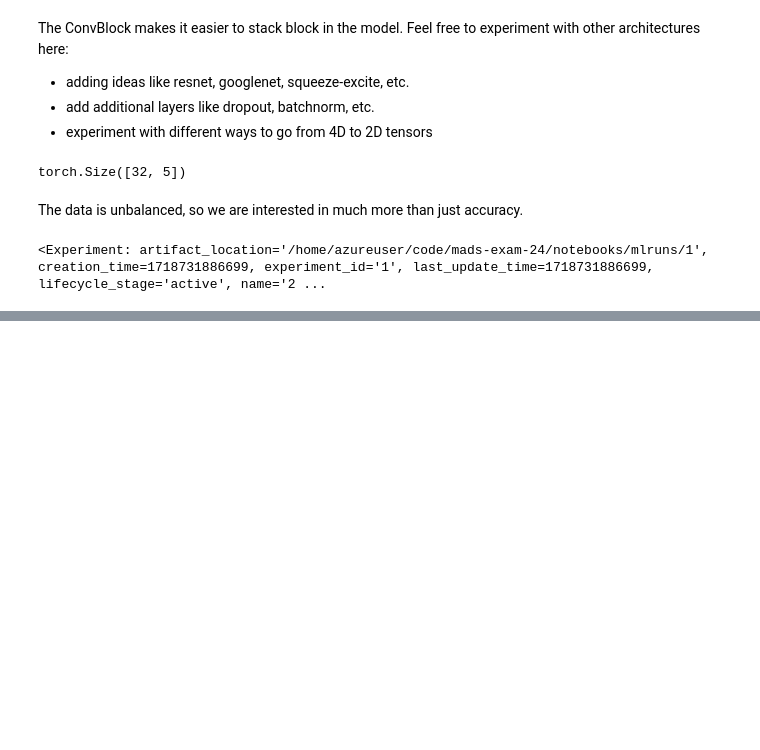
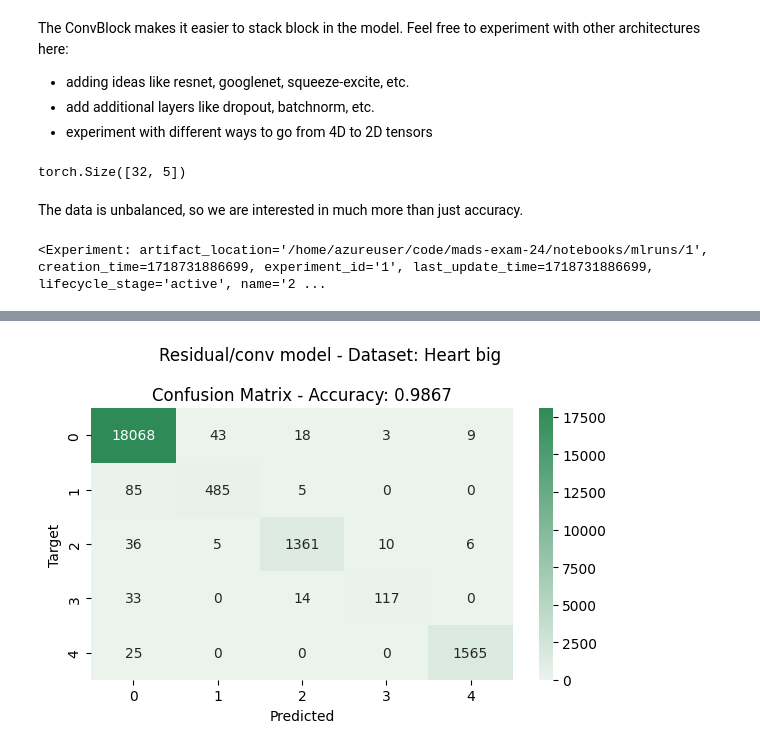
Before and after one commit to FalcovdH/MADS-exam-24-FalcovdHoogen, a Jupyter notebook: notebooks/02_2D-models.ipynb, the cells around one changed output, grey strips where cells are left out. Cells and saved outputs as stored; diff of their text form; code cells hidden in the pictures; blank space fills up the shorter version.

```diff
--- a/notebooks/02_2D-models.ipynb
+++ b/notebooks/02_2D-models.ipynb
@@ -140,7 +140,7 @@ class CNN(nn.Module):
     def __init__(self, config: dict) -> None:
         super().__init__()
         hidden = config['hidden']
-        dropout_rate = config('dropout_rate')
+        dropout_rate = config['dropout_rate']
         self.convolutions = nn.ModuleList([
             ConvBlock(1, hidden, dropout_rate),
         ])
@@ -175,10 +175,10 @@ class WeightedCrossEntropyLoss(nn.Module):
 # %%
 # from src import models
 config = {
-    'hidden' : 16,
-    'num_layers' : 1,
+    'hidden' : 61,
+    'num_layers' : 2,
     'num_classes' : 5, # 5 for big dataset
-    # 'dropout_rate': 0.01,
+    'dropout_rate': 0.0328,
     'shape' : shape,
 
 }
@@ -211,7 +211,7 @@ with mlflow.start_run():
     optimizer = torch.optim.Adam
 
     # Assuming you have the class weights defined based on your dataset
-    # class_weights = torch.tensor([1.0, 3.0, 3.0, 3.0, 3.0])  # Adjust these weights based on your class imbalance
+    class_weights = torch.tensor([1.0, 3.0, 3.0, 3.0, 3.0])  # Adjust these weights based on your class imbalance
     # class_weights = torch.tensor([1.0, 3.0])
 
     # Instantiate the weighted cross-entropy loss
@@ -223,7 +223,7 @@ with mlflow.start_run():
     # }
 
     settings = TrainerSettings(
-        epochs=5,
+        epochs=10,
         metrics=[accuracy, f1micro, f1macro, precision, recall],
         logdir="mlruns/heart2D",
         train_steps=len(trainstreamer),
@@ -235,7 +235,7 @@ with mlflow.start_run():
 
     # modify the tags when you change them!
     mlflow.set_tag("model", "Conv2D_ResNet")
-    mlflow.set_tag("dataset", "heart_big_binary_benchmark")
+    mlflow.set_tag("dataset", "heart_big_binary")
     mlflow.log_param("scheduler", "None")
     mlflow.log_param("earlystop", "None")
 
@@ -287,0 +297,40 @@ plot.set(xlabel="Predicted", ylabel="Target")
+# %%
+from sklearn.metrics import accuracy_score
+import numpy as np
+import matplotlib.pyplot as plt
+
+y_true = []
+y_pred = []
+
+testdata = teststreamer.stream()
+for _ in range(len(teststreamer)):
+    X, y = next(testdata)
+    yhat = model(X)
+    yhat = yhat.argmax(dim=1) # we get the one with the highest probability
+    y_pred.append(yhat.cpu().tolist())
+    y_true.append(y.cpu().tolist())
+
+yhat = [x for y in y_pred for x in y]
+y = [x for y in y_true for x in y]
+
+cfm = confusion_matrix(y, yhat)
+ac = accuracy_score(y, yhat)
+# cfm = cfm / np.sum(cfm, axis=1, keepdims=True)
+
+
+#plot.set(xlabel="Predicted", ylabel="Target")
+
+# Plotting
+cmap = sns.light_palette("seagreen", as_cmap=True)
+plt.figure(figsize=(6, 4))
+# sns.heatmap(cfm, annot=cfm, fmt=".3f", cmap= 'YlOrBr')
+sns.heatmap(cfm, annot=True, fmt="d", cmap= cmap)
+plt.title(f"Confusion Matrix - Accuracy: {ac:.4f}")
+plt.suptitle("Residual/conv model - Dataset: Heart big ")
+plt.xlabel("Predicted")
+plt.ylabel("Target")
+plt.tight_layout()
+plt.savefig("img/confusion_matrix_with_accuracy_big.png")
+plt.show()
+# %% [output]
+[figure, added]
```
Also changed, not shown: parts of 2 cells of this notebook, 12 other files.
